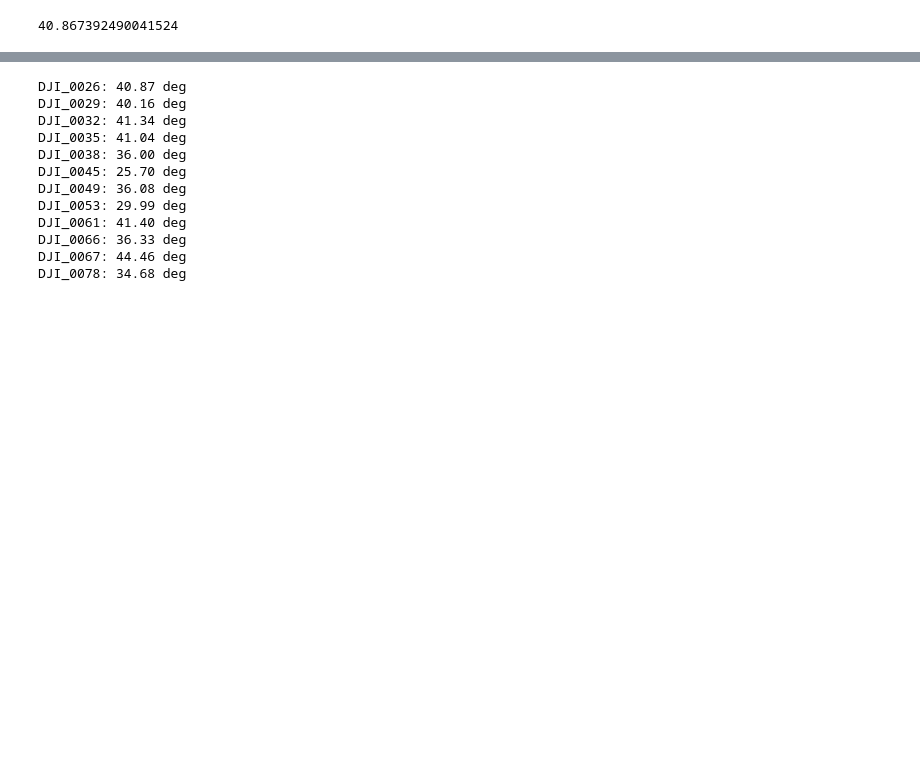
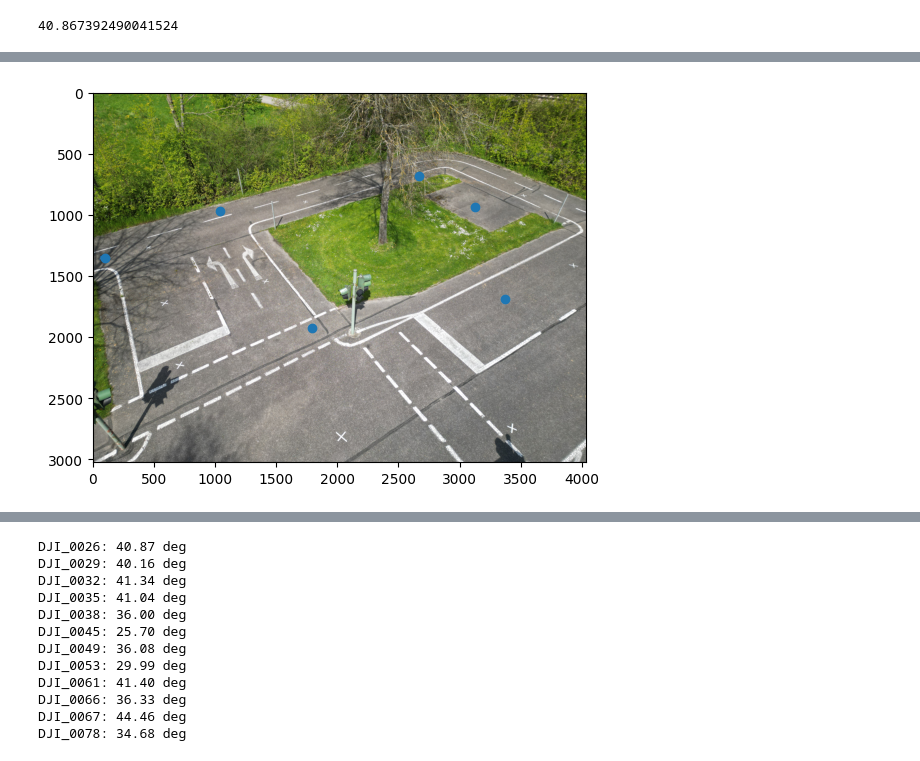
Before and after one commit to Sntz91/calibration-code, a Jupyter notebook: decomposition.ipynb, the cells around one changed output, grey strips where cells are left out. Cells and saved outputs as stored; diff of their text form; code cells hidden in the pictures; blank space fills up the shorter version.

```diff
--- a/decomposition.ipynb
+++ b/decomposition.ipynb
@@ -336,0 +371,9 @@ rot_0026
+# %%
+# Test Homography
+validation_pts_tv_arr
+preds = predict(validation_pts_tv_arr, h_inv)
+plt.imshow(img_pv)
+plt.scatter(preds[:, 0], preds[:, 1])
+plt.show()
+# %% [output]
+[figure, added]
```
Also changed, not shown: parts of 28 cells of this notebook, 5 other files.
